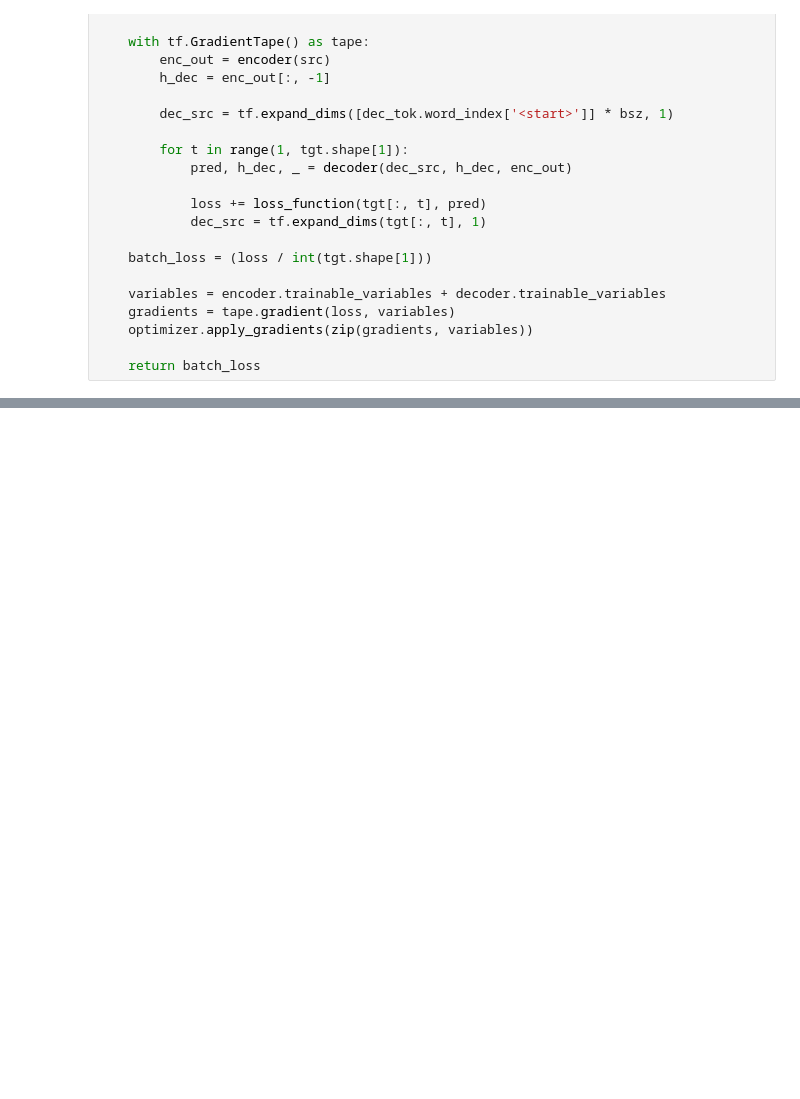
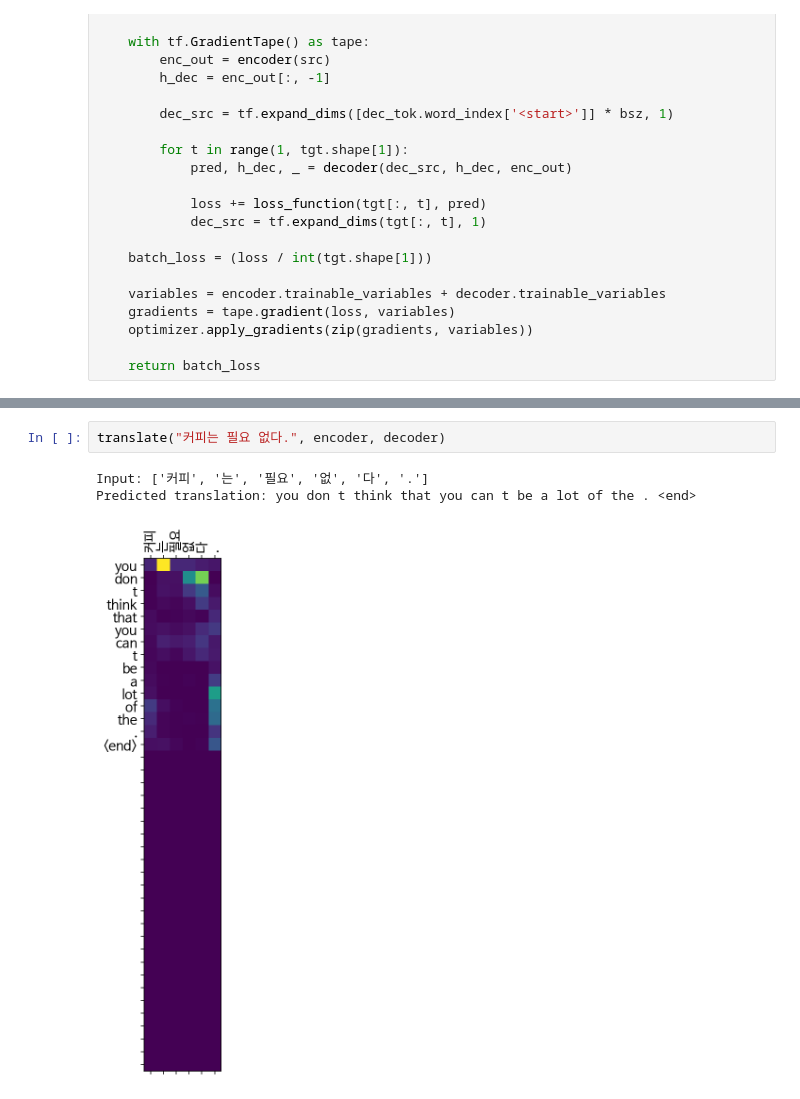
Before and after one commit to philosucker/MiniProjects, a Jupyter notebook: _G-04_seq2seq_NMT/[G04]seq2seq_NMT/[G04]seq2seq_NMT.ipynb, the cells around one changed output, grey strips where cells are left out. Drawn from its saved outputs; the diff is of its cells as text; blank space fills up the shorter version.

```diff
--- a/_G-04_seq2seq_NMT/[G04]seq2seq_NMT/[G04]seq2seq_NMT.ipynb
+++ b/_G-04_seq2seq_NMT/[G04]seq2seq_NMT/[G04]seq2seq_NMT.ipynb
@@ -410,0 +432,6 @@ translate("언제쯤 돌아올 수 있어?", encoder, decoder)
+# %%
+translate("커피는 필요 없다.", encoder, decoder)
+# %% [output]
+Input: ['커피', '는', '필요', '없', '다', '.']
+Predicted translation: you don t think that you can t be a lot of the . <end>
+[figure, added]
```
Also changed, not shown: parts of 31 cells of this notebook.
